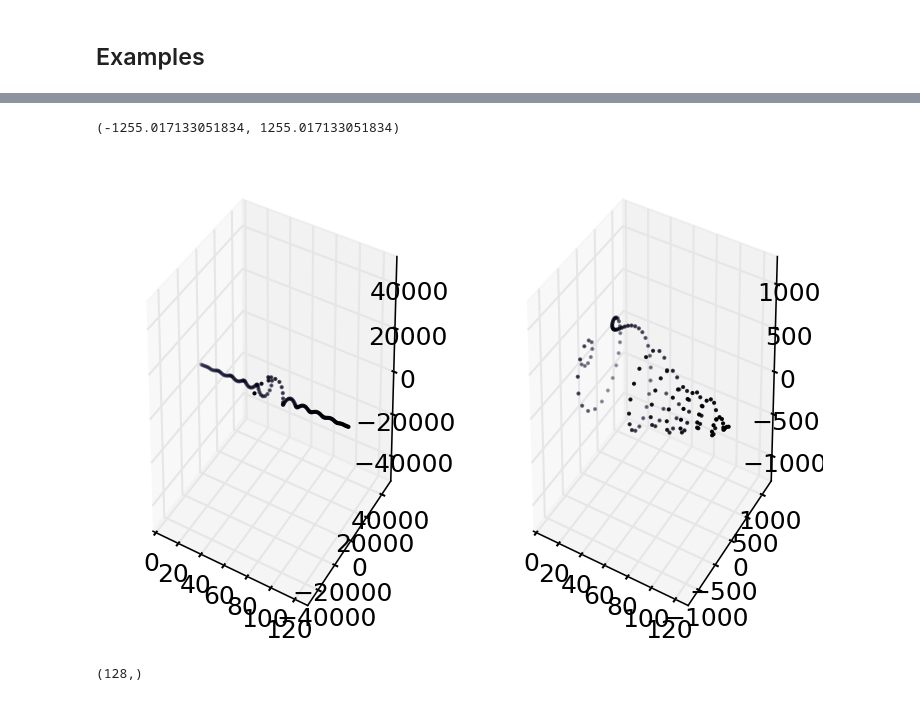
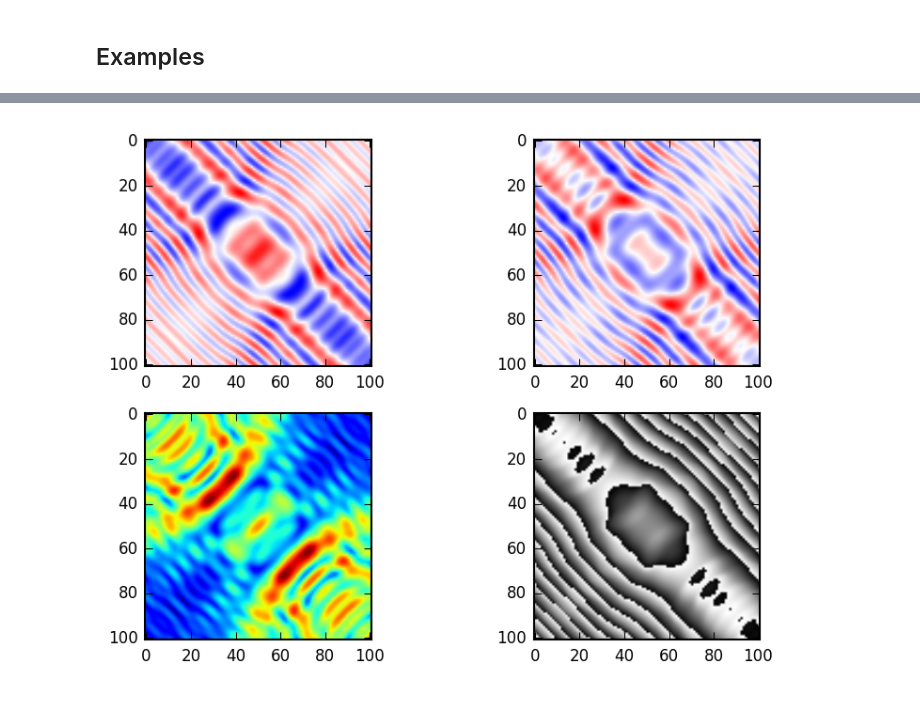
Before and after one commit to uwoseis/zephyr, a Jupyter notebook: New Parallel Tests.ipynb, the cells around one changed output, grey strips where cells are left out. Drawn from its saved outputs; the diff is of its cells as text; code cells hidden in the pictures.

```diff
--- a/New Parallel Tests.ipynb
+++ b/New Parallel Tests.ipynb
@@ -109,23 +119,17 @@ ax2.invert_yaxis()
-# %%
-fig = plt.figure()
-
-scal0 = max(abs(data0))
-ax1 = fig.add_subplot(1,2,1, projection='3d')
-ax1.scatter(np.arange(128), data0.real, data0.imag, s=1)
-ax1.set_xlim([0, 128])
-ax1.set_ylim([-2*scal0, 2*scal0])
-ax1.set_zlim([-2*scal0, 2*scal0])
-
-scal1 = max(abs(data1))
-ax2 = fig.add_subplot(1,2,2, projection='3d')
-ax2.scatter(np.arange(128), data1.real, data1.imag, s=1)
-ax2.set_xlim([0, 128])
-ax2.set_ylim([-2*scal1, 2*scal1])
-ax2.set_zlim([-2*scal1, 2*scal1])
-# %% [output]
-(-1255.017133051834, 1255.017133051834)
-[figure, removed]
-# %%
-data1.shape
-# %% [output]
-(128,)
+# %%
+fig = plt.figure()
+ax1 = fig.add_subplot(2,2,1, aspect=1)
+plt.imshow(dTrue.real, cmap=cm.bwr)
+
+ax2 = fig.add_subplot(2,2,2, aspect=1)
+plt.imshow(dTrue.imag, cmap=cm.bwr)
+
+ax3 = fig.add_subplot(2,2,3, aspect=1)
+plt.imshow(abs(dTrue), cmap=cm.jet)
+
+ax4 = fig.add_subplot(2,2,4, aspect=1)
+plt.imshow(np.angle(dTrue), cmap=cm.gray)
+
+fig.tight_layout()
+# %% [output]
+[figure, added]
```
Also changed, not shown: parts of 10 cells of this notebook.
